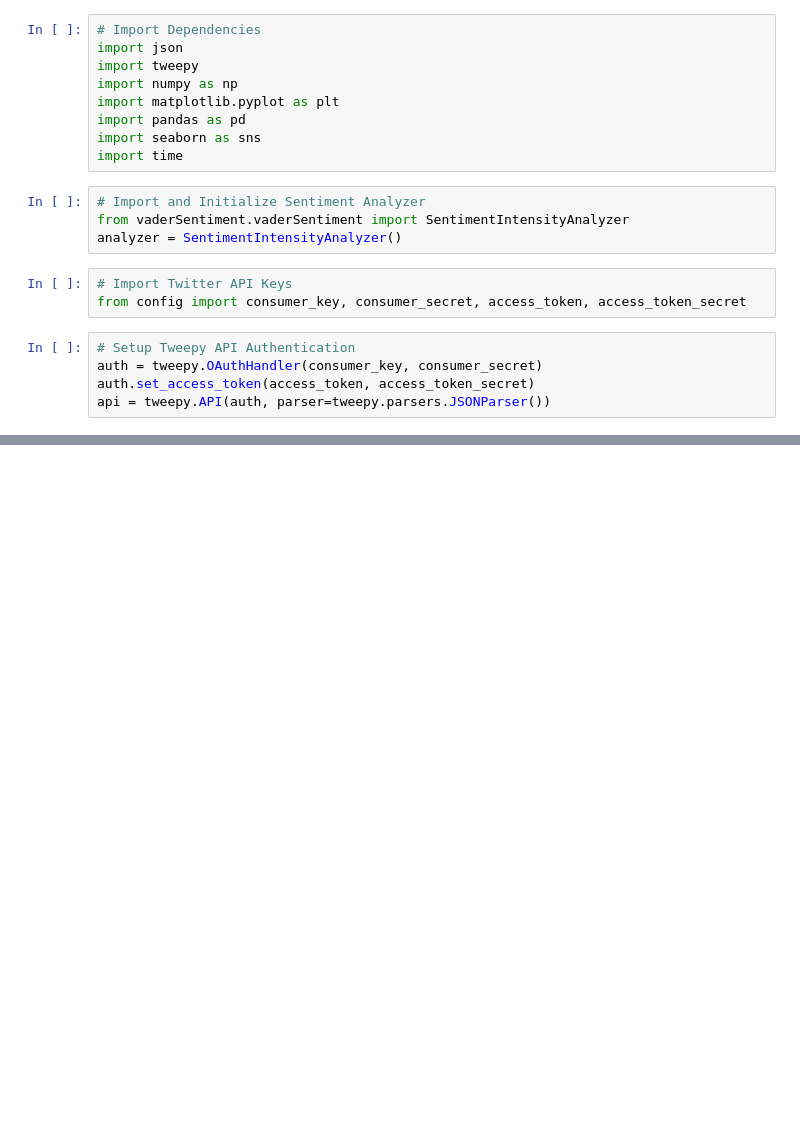
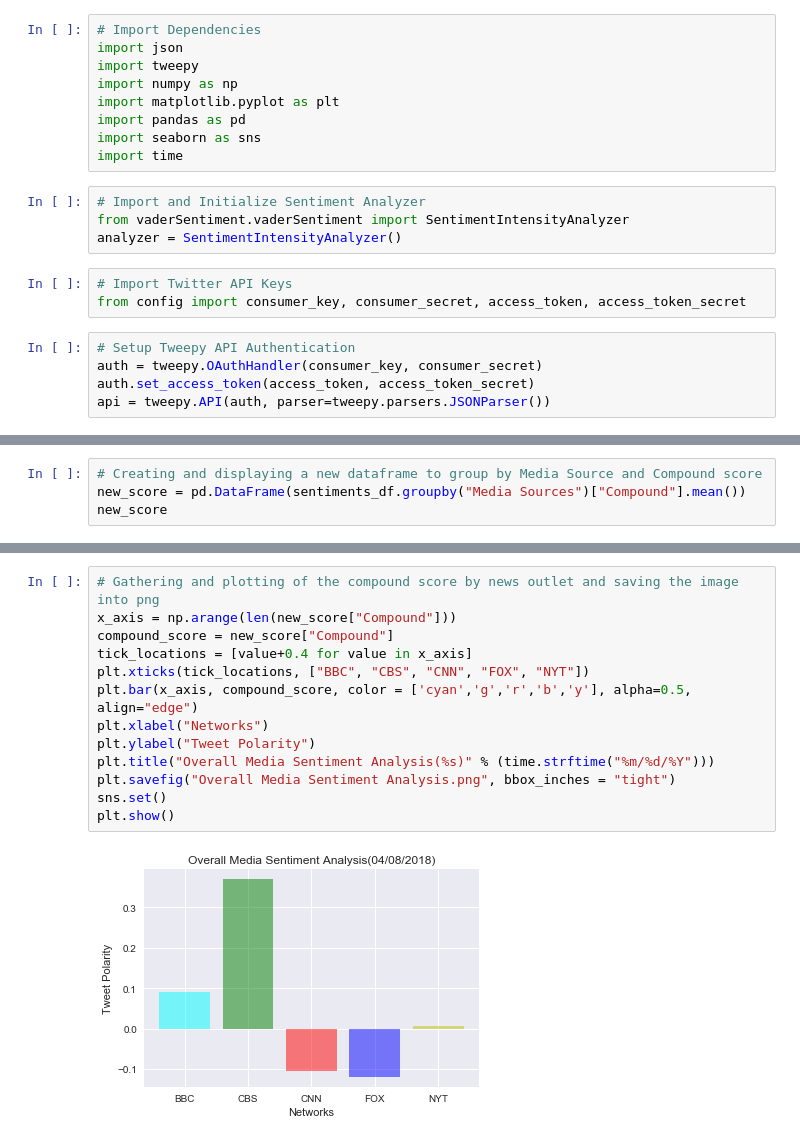
Before and after one commit to malvika/social-analytics, a Jupyter notebook: NewsMood.ipynb, the cells around one changed output, grey strips where cells are left out. Drawn from its saved outputs; the diff is of its cells as text; blank space fills up the shorter version.

```diff
--- a/NewsMood.ipynb
+++ b/NewsMood.ipynb
@@ -98,0 +143,4 @@ sentiments_df.to_csv("twitter_sentiments.csv", index=False )
+# %%
+# Creating and displaying a new dataframe to group by Media Source and Compound score
+new_score = pd.DataFrame(sentiments_df.groupby("Media Sources")["Compound"].mean())
+new_score
@@ -98,0 +155,15 @@ sentiments_df.to_csv("twitter_sentiments.csv", index=False )
+# %%
+# Gathering and plotting of the compound score by news outlet and saving the image into png
+x_axis = np.arange(len(new_score["Compound"]))
+compound_score = new_score["Compound"]
+tick_locations = [value+0.4 for value in x_axis]
+plt.xticks(tick_locations, ["BBC", "CBS", "CNN", "FOX", "NYT"])
+plt.bar(x_axis, compound_score, color = ['cyan','g','r','b','y'], alpha=0.5, align="edge")
+plt.xlabel("Networks")
+plt.ylabel("Tweet Polarity")
+plt.title("Overall Media Sentiment Analysis(%s)" % (time.strftime("%m/%d/%Y")))
+plt.savefig("Overall Media Sentiment Analysis.png", bbox_inches = "tight")
+sns.set()
+plt.show()
+# %% [output]
+[figure, added]
```
Also changed, not shown: parts of 6 cells of this notebook, 3 other files.
